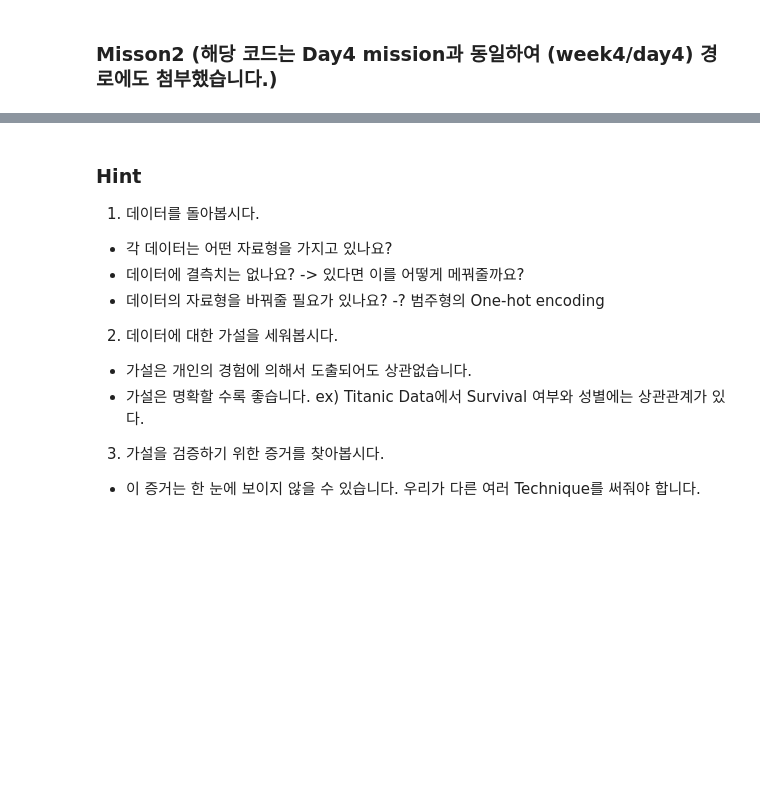
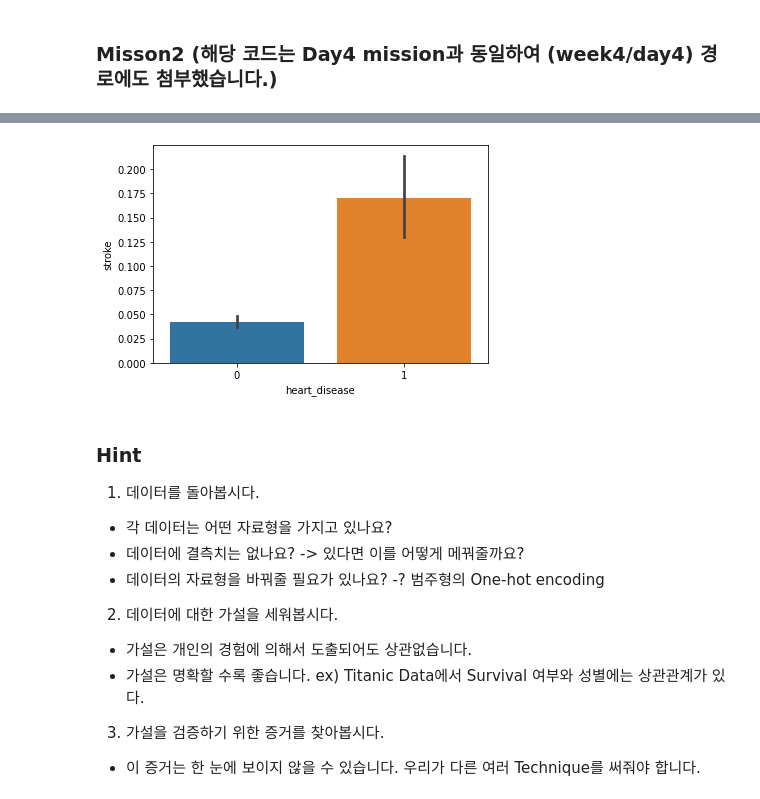
Before and after one commit to super-corini/programmers_kdt_II, a Jupyter notebook: 4. EDA.ipynb, the cells around one changed output, grey strips where cells are left out. Saved outputs shown, nothing was run; the diff lists cells and outputs as text; code cells hidden in the pictures; blank space fills up the shorter version.

```diff
--- a/4. EDA.ipynb
+++ b/4. EDA.ipynb
@@ -336,3 +449,10 @@ Name: Age, dtype: float64
+# %%
+## 'age'와 'heart_disease'의 연관성 시각화
+
+sns.barplot(x='heart_disease',y = 'stroke',data= (stroke_df))
+plt.show()
+# %% [output]
+[figure, added]
 # %% [markdown]
 ### Hint
 1. 데이터를 돌아봅시다.
```
Also changed, not shown: parts of 14 cells of this notebook, 4 other files.
